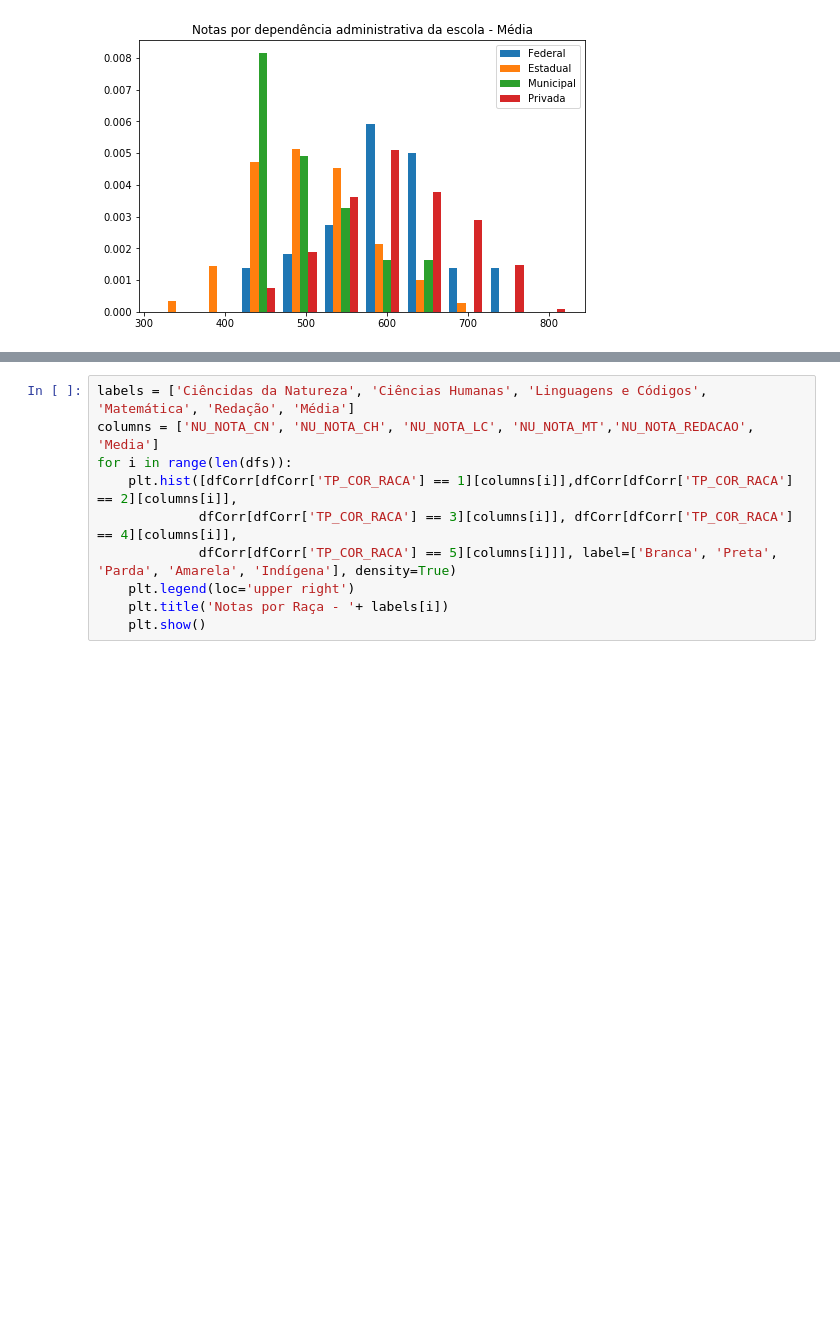
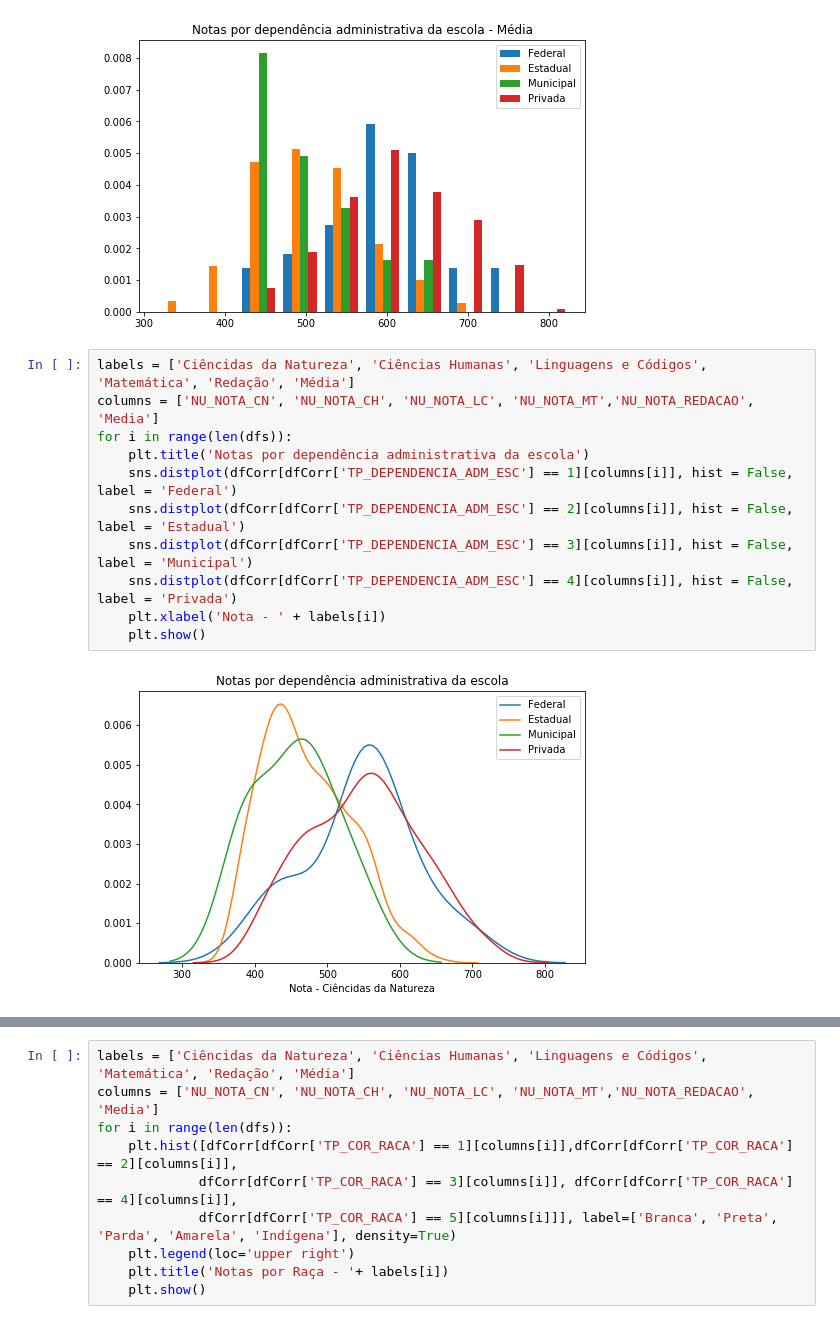
Before and after one commit to barbaragribeiro/enem-data-analysis, a Jupyter notebook: analise_notas_geral.ipynb, the cells around one changed output, grey strips where cells are left out. Saved outputs shown, nothing was run; the diff lists cells and outputs as text; blank space fills up the shorter version.

```diff
--- a/analise_notas_geral.ipynb
+++ b/analise_notas_geral.ipynb
@@ -157,3 +187,16 @@ for i in range(len(dfs)):
 [figure]
 [figure]
 [figure]
+# %%
+labels = ['Ciêncidas da Natureza', 'Ciências Humanas', 'Linguagens e Códigos', 'Matemática', 'Redação', 'Média']
+columns = ['NU_NOTA_CN', 'NU_NOTA_CH', 'NU_NOTA_LC', 'NU_NOTA_MT','NU_NOTA_REDACAO', 'Media']
+for i in range(len(dfs)):
+    plt.title('Notas por dependência administrativa da escola')
+    sns.distplot(dfCorr[dfCorr['TP_DEPENDENCIA_ADM_ESC'] == 1][columns[i]], hist = False, label = 'Federal')
+    sns.distplot(dfCorr[dfCorr['TP_DEPENDENCIA_ADM_ESC'] == 2][columns[i]], hist = False, label = 'Estadual')
+    sns.distplot(dfCorr[dfCorr['TP_DEPENDENCIA_ADM_ESC'] == 3][columns[i]], hist = False, label = 'Municipal')
+    sns.distplot(dfCorr[dfCorr['TP_DEPENDENCIA_ADM_ESC'] == 4][columns[i]], hist = False, label = 'Privada')
+    plt.xlabel('Nota - ' + labels[i])
+    plt.show()
+# %% [output]
+[figure, added]
```
Also changed, not shown: parts of 6 cells of this notebook.
